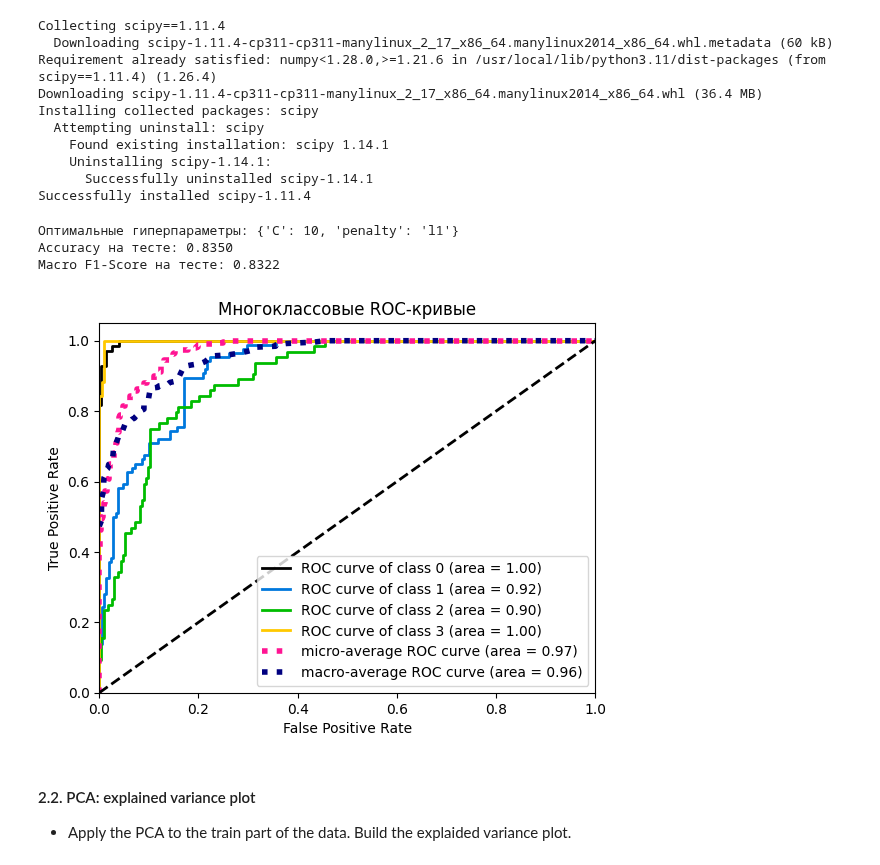
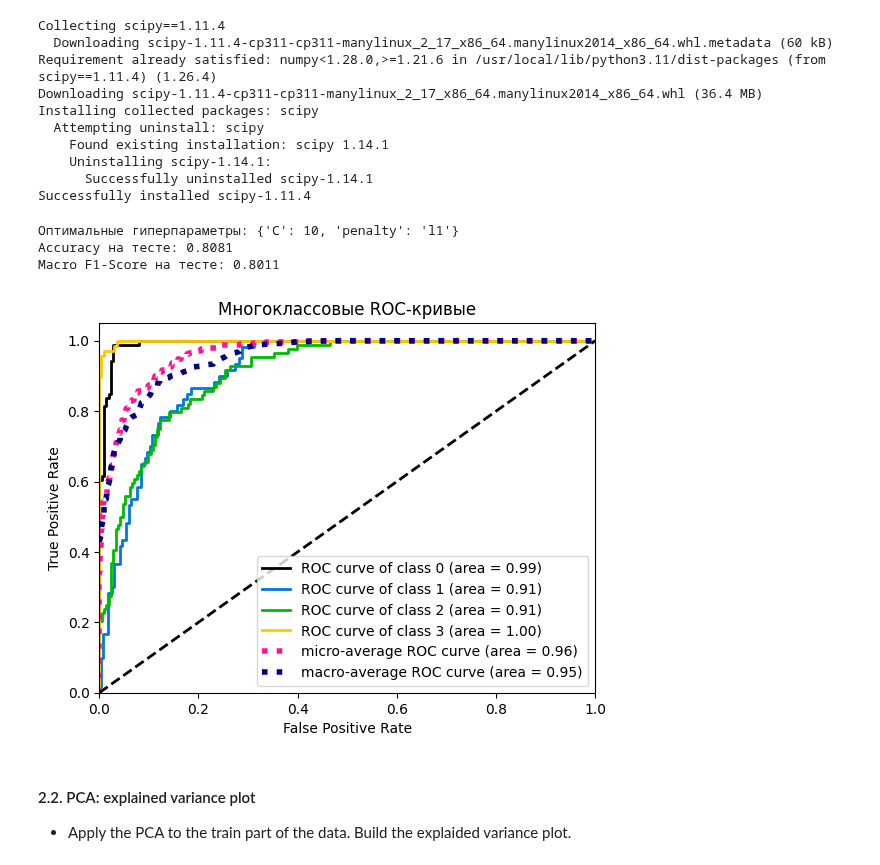
Before and after one commit to VitalyGladyshev/Python_for_DS, a Jupyter notebook: Lab1_part2_ml_pipeline.ipynb, the cells around one changed output. Cells and saved outputs as stored; diff of their text form; code cells hidden in the pictures.

```diff
--- a/Lab1_part2_ml_pipeline.ipynb
+++ b/Lab1_part2_ml_pipeline.ipynb
@@ -218,41 +218,41 @@ import matplotlib.pyplot as plt
 # from scipy.interpolate import interp
 
 model = LogisticRegression(solver='saga', # multi_class='multinomial',
-                           tol=1e-3, max_iter=500, random_state=42)
+                           tol=1e-3, max_iter=1000, random_state=42)
 
 # Определим параметры и их диапазоны значений
 param_grid = {
     'C': [0.1, 1, 10],          # Обратная величина силы регуляризации
     'penalty': ['l1', 'l2']     # Тип регуляризации
 }
 
 # GridSearchCV с кросс-влидацией на 5 фолдах
 grid_search = GridSearchCV(estimator=model, param_grid=param_grid,
                            cv=5, scoring='f1_macro')
 grid_search.fit(X_train, y_train)
 
 # Получим модель с лучшими параметрами
 best_model = grid_search.best_estimator_
 
 y_pred = best_model.predict(X_test)
 
 accuracy = accuracy_score(y_test, y_pred)
 f1 = f1_score(y_test, y_pred, average='macro')
 
 print(f"Оптимальные гиперпараметры: {grid_search.best_params_}")
 print(f"Accuracy на тесте: {accuracy:.4f}")
 print(f"Macro F1-Score на тесте: {f1:.4f}")
 
 y_proba = best_model.predict_proba(X_test)
 
 skplt.metrics.plot_roc(y_test, y_proba)
 plt.title('Многоклассовые ROC-кривые')
 plt.show()
 # %% [output]
 Оптимальные гиперпараметры: {'C': 10, 'penalty': 'l1'}
-Accuracy на тесте: 0.8350
-Macro F1-Score на тесте: 0.8322
+Accuracy на тесте: 0.8081
+Macro F1-Score на тесте: 0.8011
-[figure, old version]
+[figure, new version]
 # %% [markdown]
 #### 2.2. PCA: explained variance plot
 * Apply the PCA to the train part of the data. Build the explaided variance plot.
```
Also changed, not shown: parts of 14 cells of this notebook.
